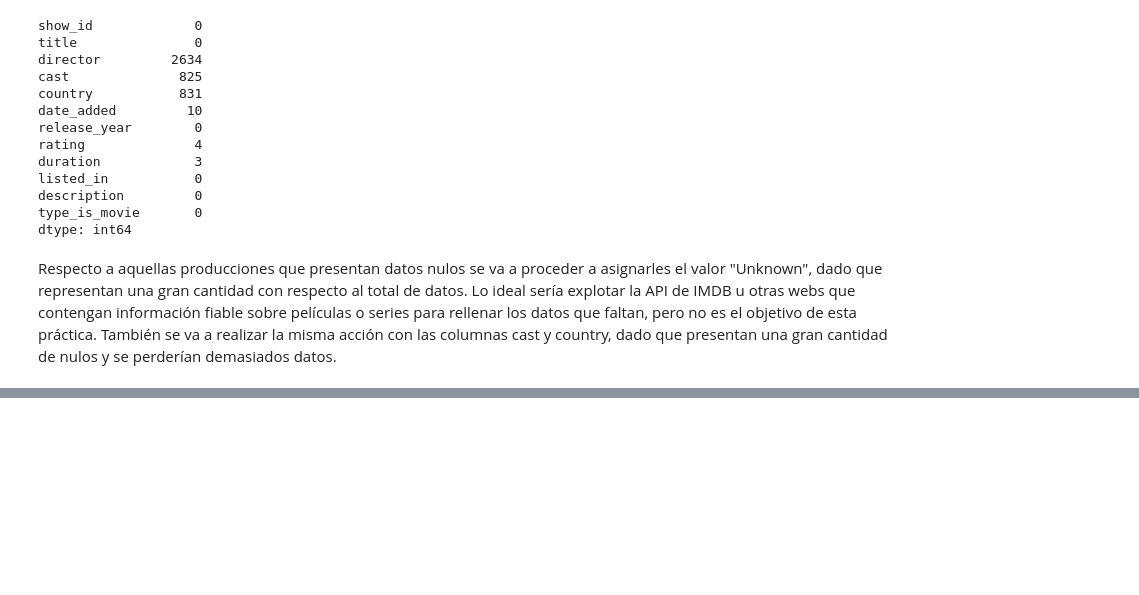
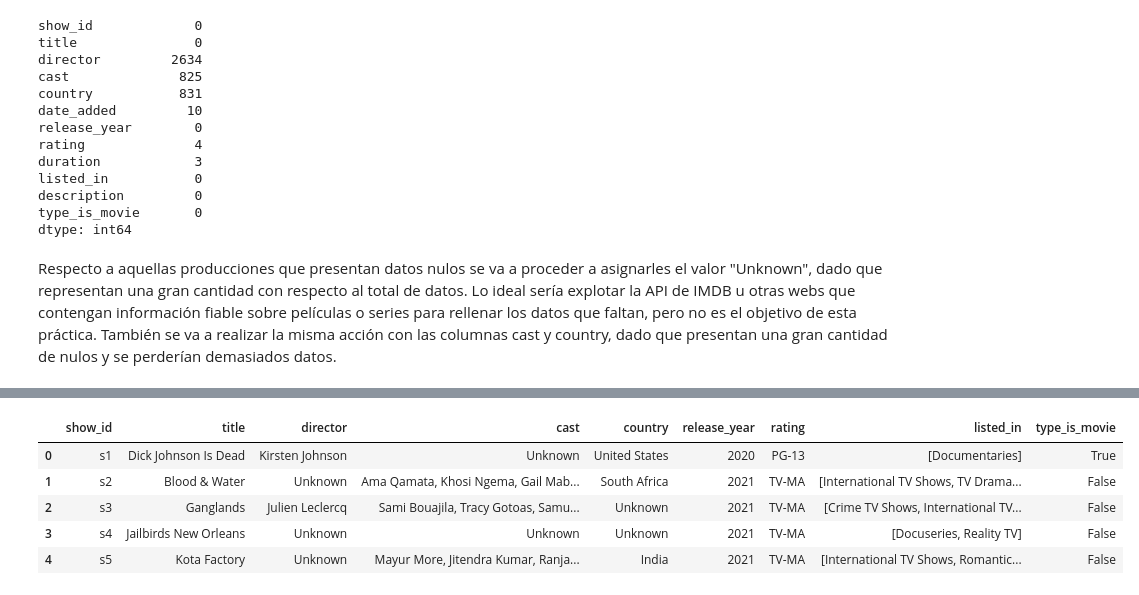
Before and after one commit to robertomartinezedu/Curso-IA-BigData, a Jupyter notebook: PIA/EntregaUd3.ipynb, the cells around one changed output, grey strips where cells are left out. Cells and saved outputs as stored; diff of their text form; code cells hidden in the pictures; blank space fills up the shorter version.

```diff
--- a/PIA/EntregaUd3.ipynb
+++ b/PIA/EntregaUd3.ipynb
@@ -225,0 +279,10 @@ netflix_df.head()
+# %%
+netflix_df = netflix_df.drop('description', axis=1)
+netflix_df.head()
+# %% [output]
+|  | show_id | title | director | cast | country | release_year | rating | listed_in | type_is_movie |
+| 0 | s1 | Dick Johnson Is Dead | Kirsten Johnson | Unknown | United States | 2020 | PG-13 | [Documentaries] | True |
+| 1 | s2 | Blood & Water | Unknown | Ama Qamata, Khosi Ngema, Gail Mab... | South Africa | 2021 | TV-MA | [International TV Shows, TV Drama... | False |
+| 2 | s3 | Ganglands | Julien Leclercq | Sami Bouajila, Tracy Gotoas, Samu... | Unknown | 2021 | TV-MA | [Crime TV Shows, International TV... | False |
+| 3 | s4 | Jailbirds New Orleans | Unknown | Unknown | Unknown | 2021 | TV-MA | [Docuseries, Reality TV] | False |
+| 4 | s5 | Kota Factory | Unknown | Mayur More, Jitendra Kumar, Ranja... | India | 2021 | TV-MA | [International TV Shows, Romantic... | False |
```
Also changed, not shown: parts of 10 cells of this notebook.
